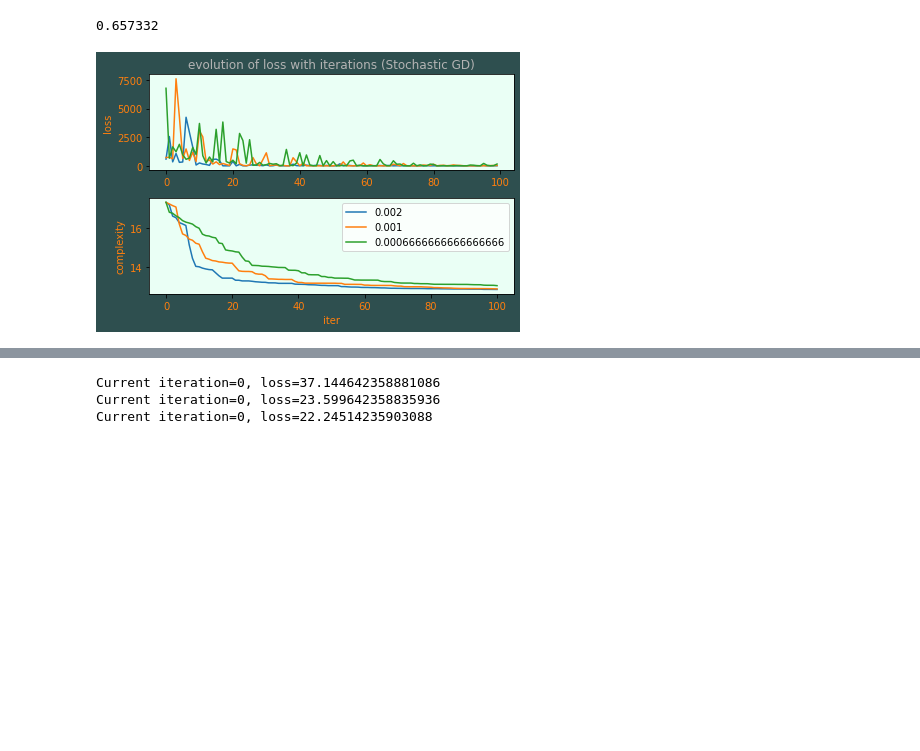
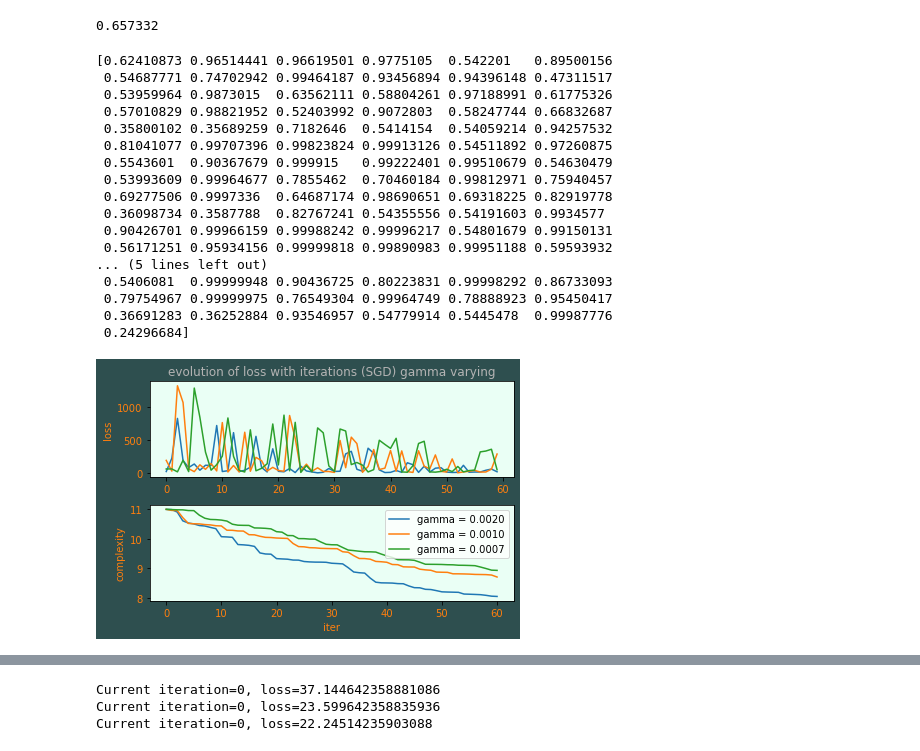
Before and after one commit to JeanBaptiste-dlb/project1_ML, a Jupyter notebook: project1/scripts/project1.ipynb, the cells around one changed output, grey strips where cells are left out. Drawn from its saved outputs; the diff is of its cells as text; code cells hidden in the pictures; blank space fills up the shorter version.

```diff
--- a/project1/scripts/project1.ipynb
+++ b/project1/scripts/project1.ipynb
@@ -77,25 +77,44 @@ def get_w_loss(y,x,method,initial_w=0,max_iters=10,gamma=0.00000005,threshold=1e
 # %%
 '''
 We try to visualise the influance of gamma on the stochastic gradient descent algorithm.
 '''
 fig, axs = plt.subplots(2,1,facecolor=(.18, .31, .31))
 gammas=[]
 for i in range(1,4):
     gamma=1/(500*i)
     gammas.append(gamma)
-    weights, losses = get_w_loss(y,implementations.build_poly(tX,9),2,1,max_iters=100,gamma=gamma,store=True)
+    weights, losses = get_w_loss(y,implementations.build_poly(tX,4),2,1,max_iters=60,gamma=gamma,store=True)
     axs[0].plot(losses)
     axs[1].plot([np.linalg.norm(item) for item in weights])
-plt.legend(gammas)
+legend = list(map(lambda x: "gamma = {:.4f}".format(x),gammas))
+plt.legend(legend)
 axs[0].set_facecolor('#eafff5')
 axs[1].set_facecolor('#eafff5')
-axs[0].set_title('evolution of loss with iterations (Stochastic GD)', color='0.7')
+axs[0].set_title('evolution of loss with iterations (SGD) gamma varying', color='0.7')
 axs[0].set_ylabel("loss", color='tab:orange')
 axs[1].set_ylabel("complexity", color='tab:orange')
 axs[1].set_xlabel("iter",color='tab:orange')
 axs[0].tick_params(labelcolor='tab:orange')
 axs[1].tick_params(labelcolor='tab:orange')
 plt.savefig("../visualisations/loss_complexity_vs_iter_sGD.png")
 plt.tight_layout()
+print(weights[-1])
 # %% [output]
+[0.62410873 0.96514441 0.96619501 0.9775105  0.542201   0.89500156
+ 0.54687771 0.74702942 0.99464187 0.93456894 0.94396148 0.47311517
+ 0.53959964 0.9873015  0.63562111 0.58804261 0.97188991 0.61775326
+ 0.57010829 0.98821952 0.52403992 0.9072803  0.58247744 0.66832687
+ 0.35800102 0.35689259 0.7182646  0.5414154  0.54059214 0.94257532
+ 0.81041077 0.99707396 0.99823824 0.99913126 0.54511892 0.97260875
+ 0.5543601  0.90367679 0.999915   0.99222401 0.99510679 0.54630479
+ 0.53993609 0.99964677 0.7855462  0.70460184 0.99812971 0.75940457
+ 0.69277506 0.9997336  0.64687174 0.98690651 0.69318225 0.82919778
+ 0.36098734 0.3587788  0.82767241 0.54355556 0.54191603 0.9934577
+ 0.90426701 0.99966159 0.99988242 0.99996217 0.54801679 0.99150131
+ 0.56171251 0.95934156 0.99999818 0.99890983 0.99951188 0.59593932
+... (5 lines left out)
+ 0.5406081  0.99999948 0.90436725 0.80223831 0.99998292 0.86733093
+ 0.79754967 0.99999975 0.76549304 0.99964749 0.78888923 0.95450417
+ 0.36691283 0.36252884 0.93546957 0.54779914 0.5445478  0.99987776
+ 0.24296684]
-[figure, old version]
+[figure, new version]
```
Also changed, not shown: parts of 11 cells of this notebook, 4 other files.
